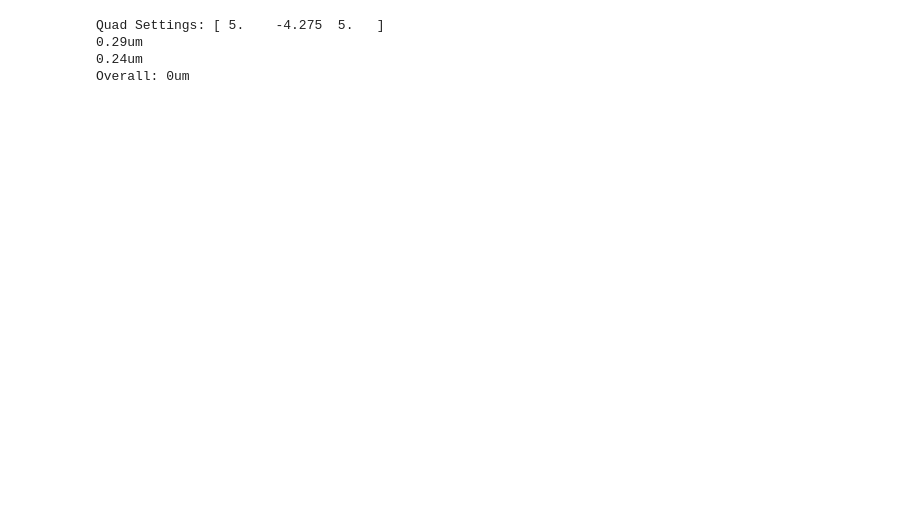
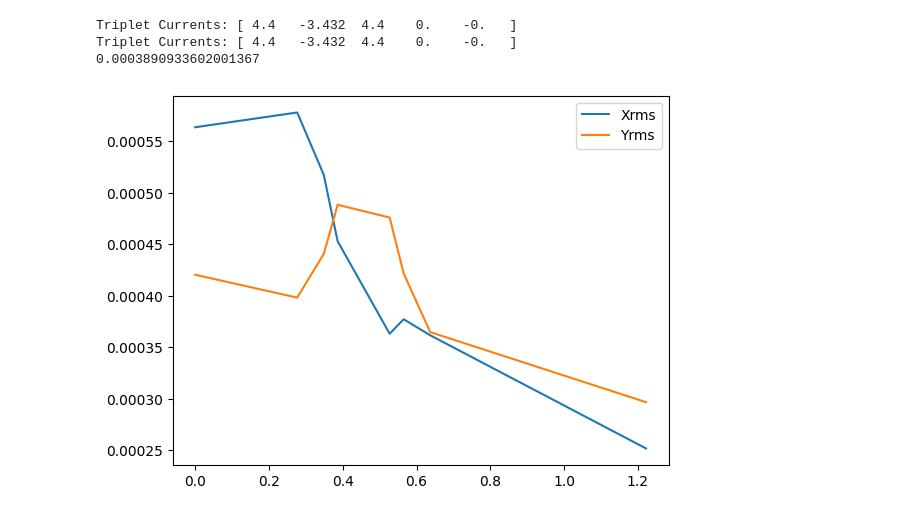
Before and after one commit to afisher000/Radiabeam, a Jupyter notebook: GRIT Operation/Analysis/manual_quads.ipynb, the cells around one changed output. Cells and saved outputs as stored; diff of their text form; code cells hidden in the pictures; blank space fills up the shorter version.

```diff
--- a/GRIT Operation/Analysis/manual_quads.ipynb
+++ b/GRIT Operation/Analysis/manual_quads.ipynb
@@ -33,23 +0,0 @@ def compute_spotsizes(x, Qs, rigidity):
-# %%
-# Define beam energy, screen, and beam parameters
-energy = 80e6 #eV
-cam = 'cam4'
-x0 = [1.5, -1, 0.5]
-y0 = [1.5, -1, 0.5]
-
-# Tweak quad settings manually
-asym = .145
-strength = 5
-Qs = np.array([1, -1+asym, 1])*strength
-print(f'Quad Settings: {Qs}')
-
-# Compute spotsize at screen
-rigidity = energy/299792458
-xrms = compute_spotsize(x0, Qs, rigidity, cam)
-yrms = compute_spotsize(x0, -1*Qs, rigidity, cam)
-print(f'Overall: {np.sqrt(xrms*yrms):.0f}um')
-# %% [output]
-Quad Settings: [ 5.    -4.275  5.   ]
-0.29um
-0.24um
-Overall: 0um
@@ -55,0 +6,44 @@ Overall: 0um
+# %%
+# Define beam energy and matrix (copy matrix from quad optimization)
+energy = 80e6 #eV
+
+beam_matrix = np.array([[ 3.17739889e-07,  2.07886505e-08,  0.00000000e+00,
+         0.00000000e+00],
+       [ 2.07886505e-08,  6.36261433e-08,  0.00000000e+00,
+         0.00000000e+00],
+       [ 0.00000000e+00,  0.00000000e+00,  1.76773481e-07,
+        -4.06615910e-08],
+       [ 0.00000000e+00,  0.00000000e+00, -4.06615910e-08,
+         5.62010049e-08]])
+
+
+# Setup beamline
+rigidity = energy/299792458
+beamline = utils.Beamline(rigidity)
+Is = np.zeros(5)
+# %%
+# Tweak triplet settings manually
+asym = .22
+strength = 4.4
+Is[:3] = np.array([1, -1+asym, 1])*strength
+print(f'Triplet Currents: {Is}')
+
+# Tweak doublet settings manually
+asym = .08
+strength = 0
+Is[3:] = np.array([1+asym, -1+asym])*strength
+print(f'Triplet Currents: {Is}')
+
+# Compute spotsizes along beamline
+beamline.updateCurrents(Is)
+zs, xs, ys = beamline.computeSpotsizes(beam_matrix)
+
+plt.plot(zs, xs, label='Xrms')
+plt.plot(zs, ys, label='Yrms')
+plt.legend()
+print(np.sqrt(xs[-1]**2 + ys[-1]**2))
+# %% [output]
+Triplet Currents: [ 4.4   -3.432  4.4    0.    -0.   ]
+Triplet Currents: [ 4.4   -3.432  4.4    0.    -0.   ]
+0.0003890933602001367
+[figure, added]
```
Also changed, not shown: parts of 3 cells of this notebook, 6 other files.
